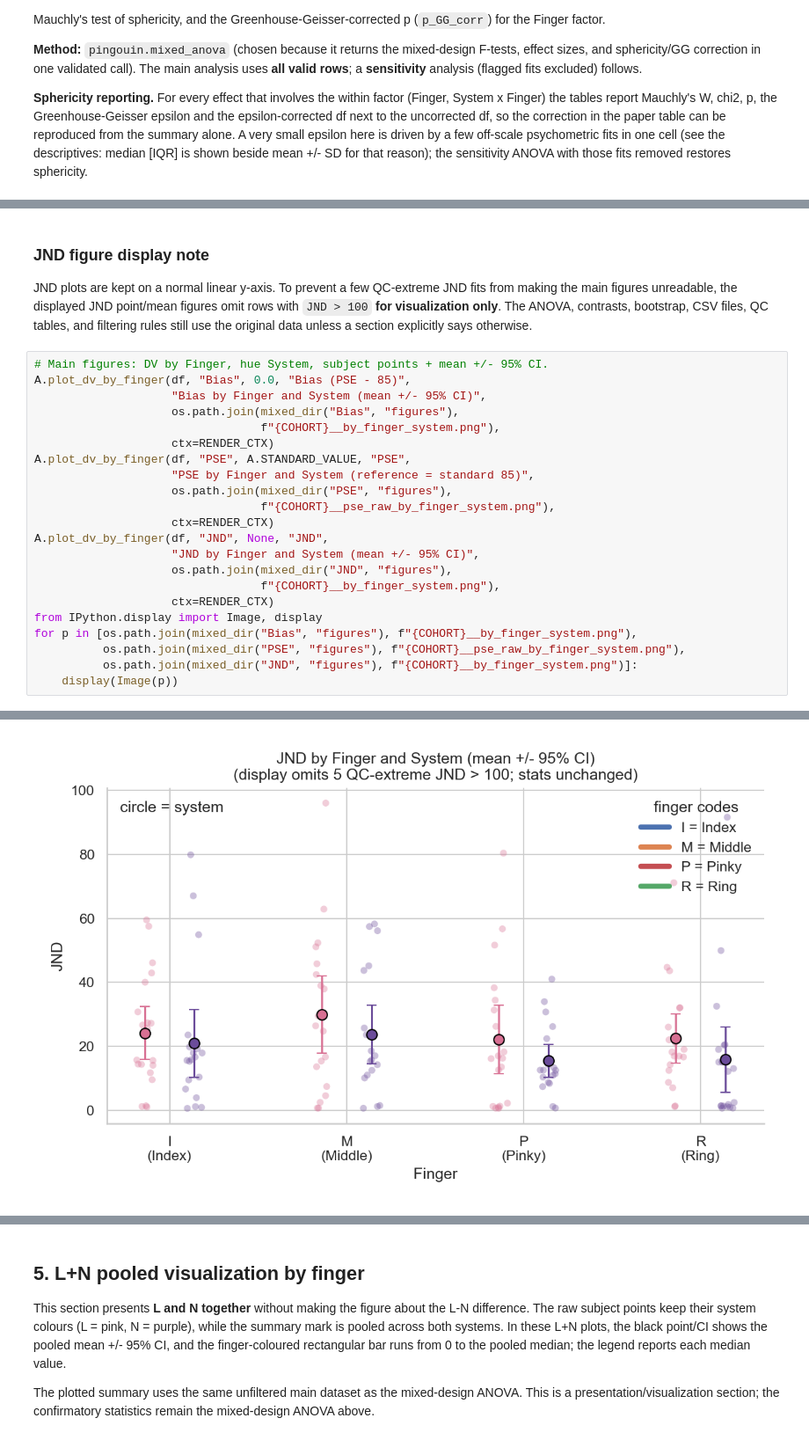
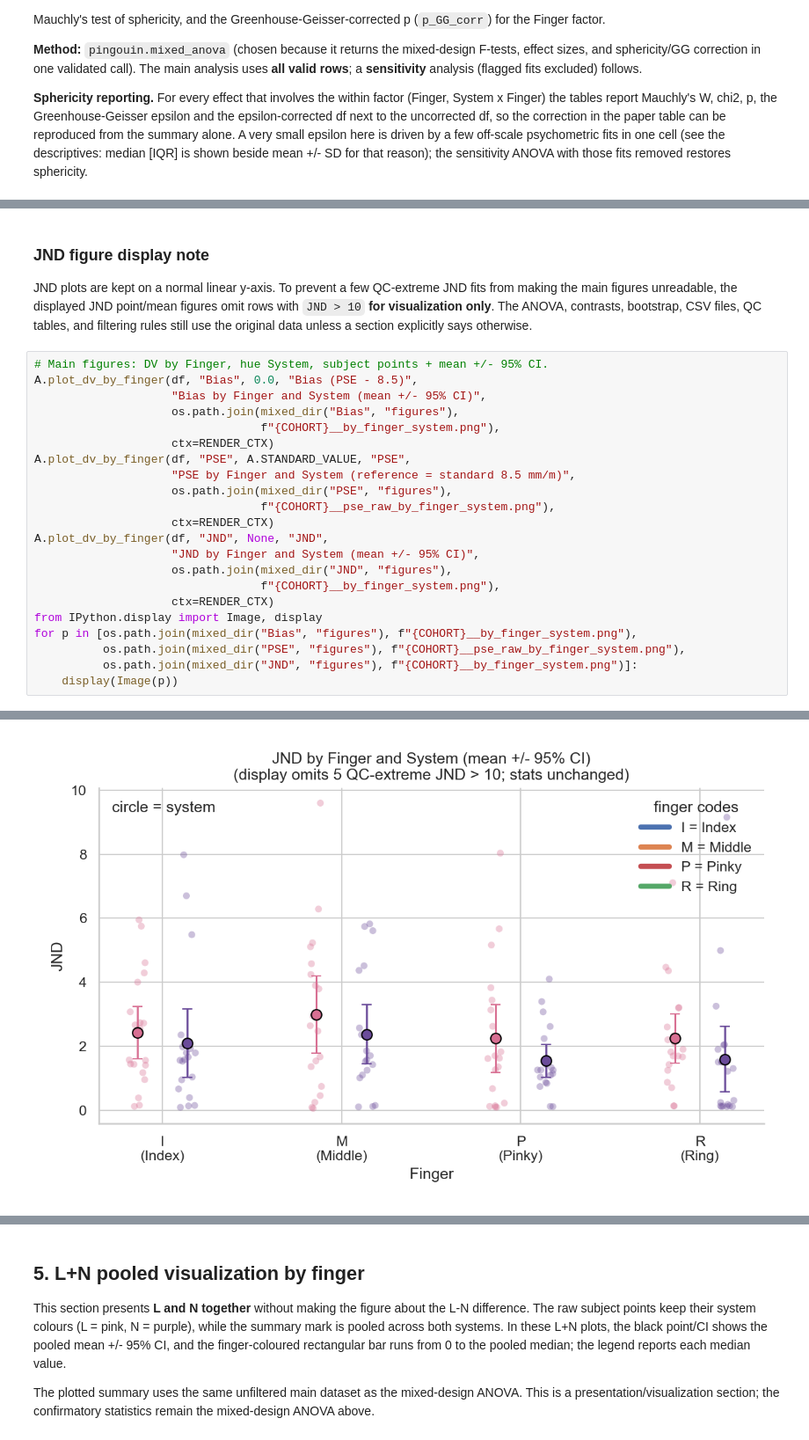
Before and after one commit to Elisheva-Shiri/Parallel_Heptics, a Jupyter notebook: analysis/anova_statistics/anova_statistics.ipynb, the cells around one changed output, grey strips where cells are left out. Shown at 88% size. Cells and saved outputs as stored; diff of their text form.

```diff
--- a/analysis/anova_statistics/anova_statistics.ipynb
+++ b/analysis/anova_statistics/anova_statistics.ipynb
@@ -440,16 +440,16 @@ Sphericity (Finger): Mauchly W=0.0003, chi2=311.268, dof=5, p=0.0000, sphericity
 # %% [markdown]
 ### JND figure display note
 
-JND plots are kept on a normal linear y-axis. To prevent a few QC-extreme JND fits from making the main figures unreadable, the displayed JND point/mean figures omit rows with `JND > 100` **for visualization only**. The ANOVA, contrasts, bootstrap, CSV files, QC tables, and filtering rules still use the original data unless a section explicitly says otherwise.
+JND plots are kept on a normal linear y-axis. To prevent a few QC-extreme JND fits from making the main figures unreadable, the displayed JND point/mean figures omit rows with `JND > 10` **for visualization only**. The ANOVA, contrasts, bootstrap, CSV files, QC tables, and filtering rules still use the original data unless a section explicitly says otherwise.
 # %%
 # Main figures: DV by Finger, hue System, subject points + mean +/- 95% CI.
-A.plot_dv_by_finger(df, "Bias", 0.0, "Bias (PSE - 85)",
+A.plot_dv_by_finger(df, "Bias", 0.0, "Bias (PSE - 8.5)",
                     "Bias by Finger and System (mean +/- 95% CI)",
                     os.path.join(mixed_dir("Bias", "figures"),
                                  f"{COHORT}__by_finger_system.png"),
                     ctx=RENDER_CTX)
 A.plot_dv_by_finger(df, "PSE", A.STANDARD_VALUE, "PSE",
-                    "PSE by Finger and System (reference = standard 85)",
+                    "PSE by Finger and System (reference = standard 8.5 mm/m)",
                     os.path.join(mixed_dir("PSE", "figures"),
                                  f"{COHORT}__pse_raw_by_finger_system.png"),
                     ctx=RENDER_CTX)
@@ -469,4 +469,4 @@ for p in [os.path.join(mixed_dir("Bias", "figures"), f"{COHORT}__by_finger_syste
-[figure, old version]
+[figure, new version]
 # %% [markdown]
 ### PSE visualization with fixed readability cutoffs
 
```
Also changed, not shown: parts of 25 cells of this notebook, 12 other files.
